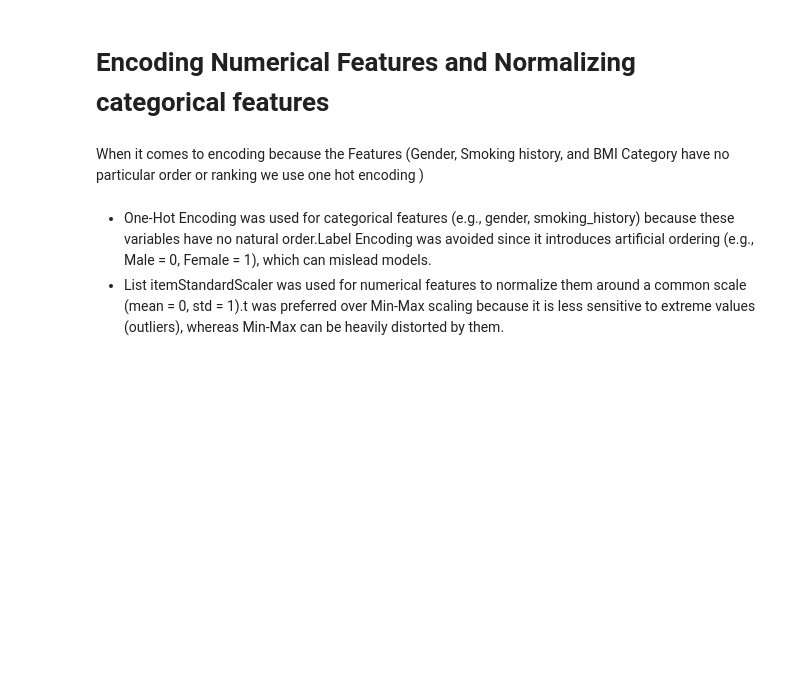
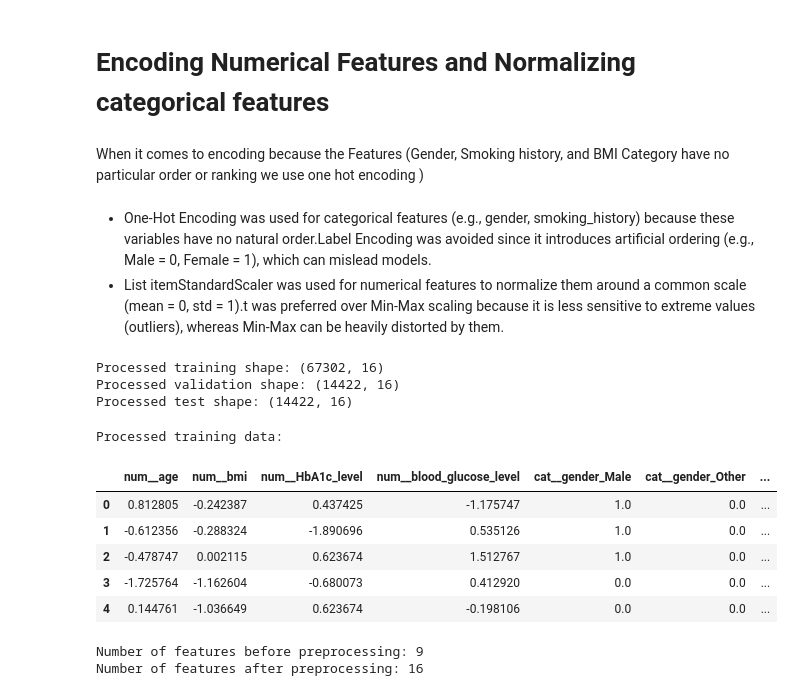
Before and after one commit to mohamedelziat50/Diabetes-Disease-Classification-MIU, a Jupyter notebook: Diabetes_Classification.ipynb, the cells around one changed output. Cells and saved outputs as stored; diff of their text form; code cells hidden in the pictures; blank space fills up the shorter version.

```diff
--- a/Diabetes_Classification.ipynb
+++ b/Diabetes_Classification.ipynb
@@ -544,3 +546,45 @@ preprocessor = ColumnTransformer(
     ],
     remainder="passthrough"
 )
+# %%
+# Fit preprocessing ONLY on training data
+X_train_processed = preprocessor.fit_transform(X_train)
+
+# Apply the same preprocessing rules to validation and test data
+X_val_processed = preprocessor.transform(X_val)
+X_test_processed = preprocessor.transform(X_test)
+
+print("Processed training shape:", X_train_processed.shape)
+print("Processed validation shape:", X_val_processed.shape)
+print("Processed test shape:", X_test_processed.shape)
+# %% [output]
+Processed training shape: (67302, 16)
+Processed validation shape: (14422, 16)
+Processed test shape: (14422, 16)
+# %%
+  # Get the new feature names after scaling and one-hot encoding
+  feature_names = preprocessor.get_feature_names_out()
+
+  # Convert processed training data into a DataFrame
+  X_train_processed_df = pd.DataFrame(
+      X_train_processed,
+      columns=feature_names
+  )
+
+  # Display first 5 rows
+  print("Processed training data:")
+  display(X_train_processed_df.head())
+
+  # Display number of features after preprocessing
+  print("Number of features before preprocessing:", X_train.shape[1])
+  print("Number of features after preprocessing:", X_train_processed_df.shape[1])
+# %% [output]
+Processed training data:
+|  | num__age | num__bmi | num__HbA1c_level | num__blood_glucose_level | cat__gender_Male | cat__gender_Other | ... |
+| 0 | 0.812805 | -0.242387 | 0.437425 | -1.175747 | 1.0 | 0.0 | ... |
+| 1 | -0.612356 | -0.288324 | -1.890696 | 0.535126 | 1.0 | 0.0 | ... |
+| 2 | -0.478747 | 0.002115 | 0.623674 | 1.512767 | 1.0 | 0.0 | ... |
+| 3 | -1.725764 | -1.162604 | -0.680073 | 0.412920 | 0.0 | 0.0 | ... |
+| 4 | 0.144761 | -1.036649 | 0.623674 | -0.198106 | 0.0 | 0.0 | ... |
+Number of features before preprocessing: 9
+Number of features after preprocessing: 16
```
Also changed, not shown: parts of 7 cells of this notebook.
